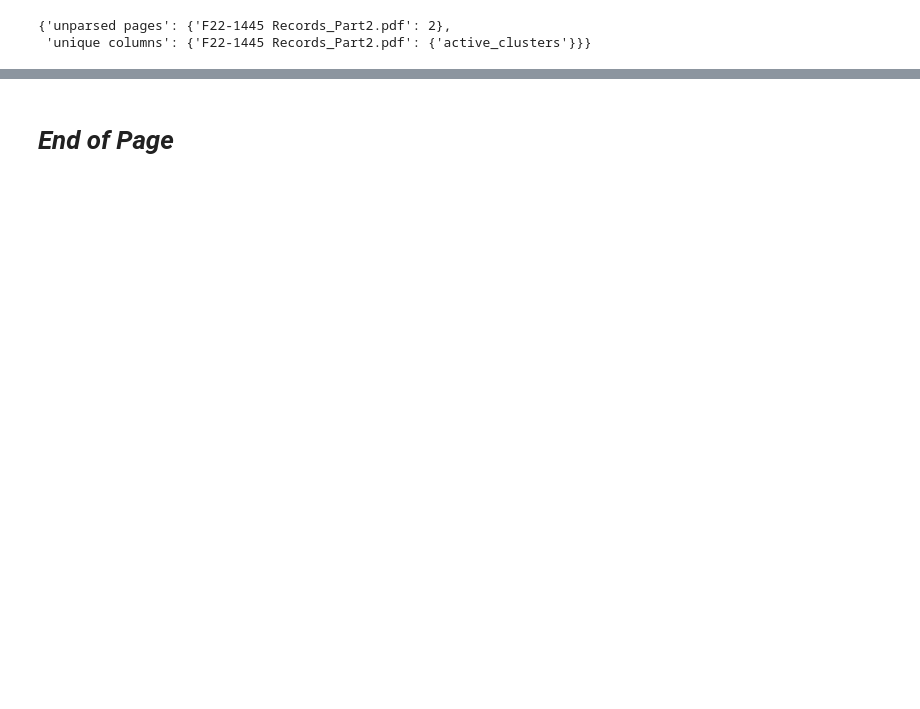
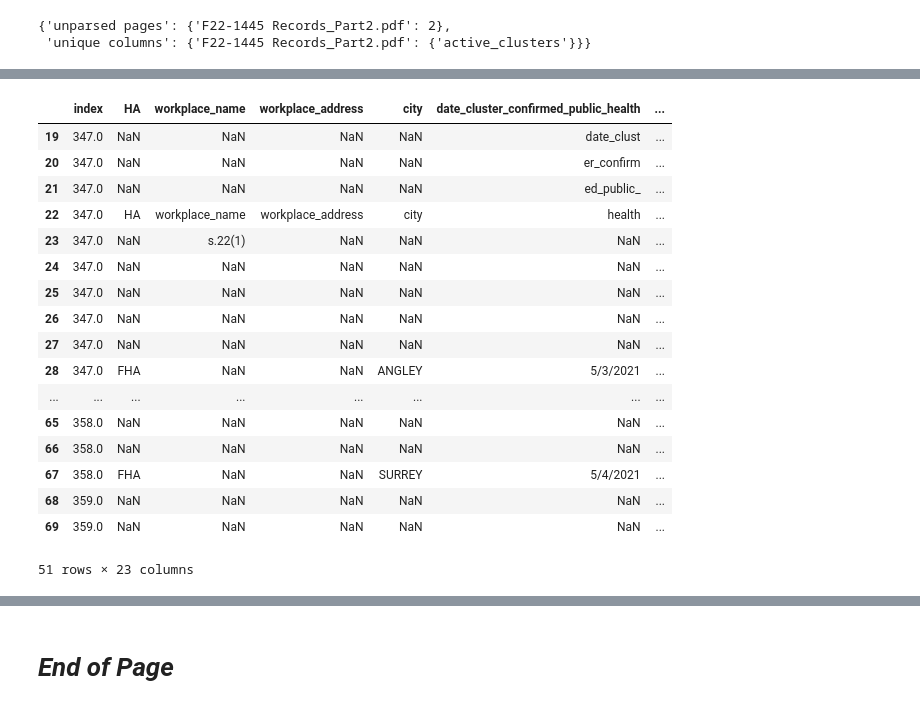
Before and after one commit to silvhua/BC-Covid-workplace-closures, a Jupyter notebook: notebooks/2023-03-23 parse PDF.ipynb, the cells around one changed output, grey strips where cells are left out. Cells and saved outputs as stored; diff of their text form; code cells hidden in the pictures; blank space fills up the shorter version.

```diff
--- a/notebooks/2023-03-23 parse PDF.ipynb
+++ b/notebooks/2023-03-23 parse PDF.ipynb
@@ -1946,0 +2093,21 @@ reference
+# %%
+dfs[1].loc[19:69]
+# %% [output]
+|  | index | HA | workplace_name | workplace_address | city | date_cluster_confirmed_public_health | ... |
+| 19 | 347.0 | NaN | NaN | NaN | NaN | date_clust | ... |
+| 20 | 347.0 | NaN | NaN | NaN | NaN | er_confirm | ... |
+| 21 | 347.0 | NaN | NaN | NaN | NaN | ed_public_ | ... |
+| 22 | 347.0 | HA | workplace_name | workplace_address | city | health | ... |
+| 23 | 347.0 | NaN | s.22(1) | NaN | NaN | NaN | ... |
+| 24 | 347.0 | NaN | NaN | NaN | NaN | NaN | ... |
+| 25 | 347.0 | NaN | NaN | NaN | NaN | NaN | ... |
+| 26 | 347.0 | NaN | NaN | NaN | NaN | NaN | ... |
+| 27 | 347.0 | NaN | NaN | NaN | NaN | NaN | ... |
+| 28 | 347.0 | FHA | NaN | NaN | ANGLEY | 5/3/2021 | ... |
+| ... | ... | ... | ... | ... | ... | ... | ... |
+| 65 | 358.0 | NaN | NaN | NaN | NaN | NaN | ... |
+| 66 | 358.0 | NaN | NaN | NaN | NaN | NaN | ... |
+| 67 | 358.0 | FHA | NaN | NaN | SURREY | 5/4/2021 | ... |
+| 68 | 359.0 | NaN | NaN | NaN | NaN | NaN | ... |
+| 69 | 359.0 | NaN | NaN | NaN | NaN | NaN | ... |
+51 rows × 23 columns
```
Also changed, not shown: parts of 20 cells of this notebook.
